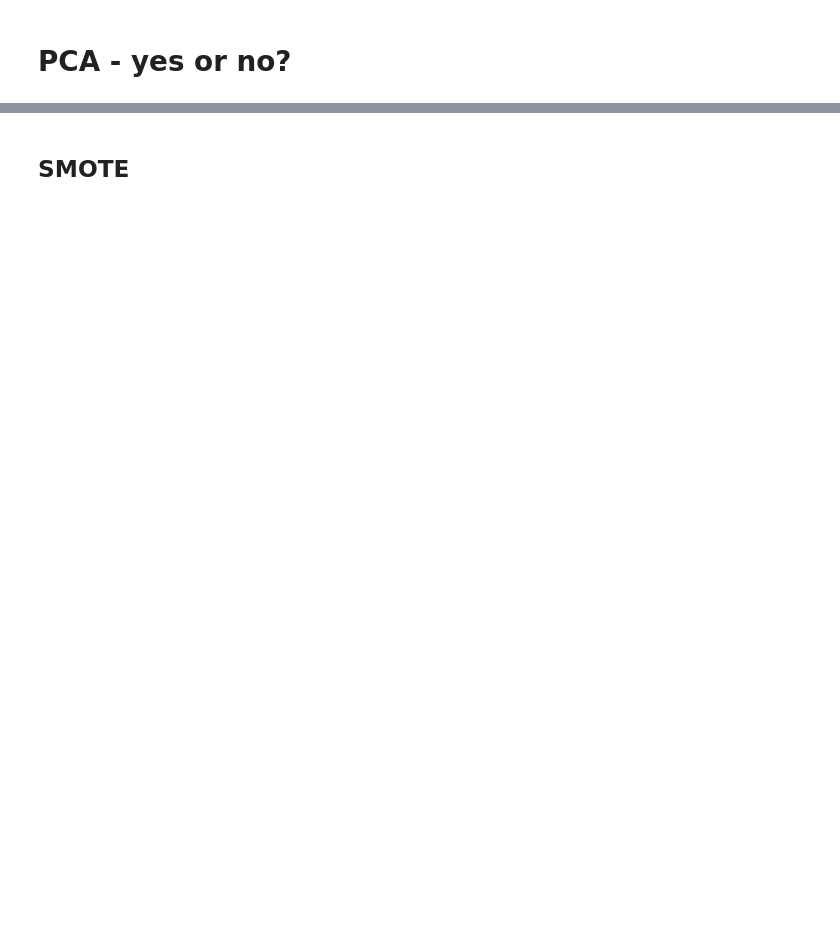
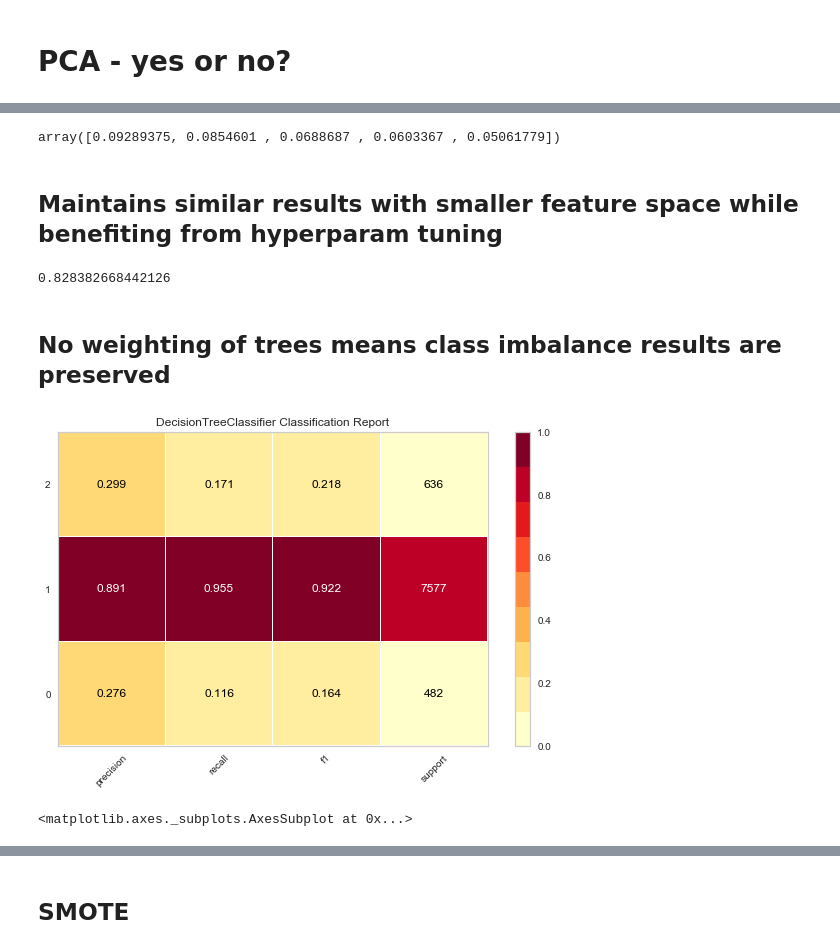
Before and after one commit to MichaelBurak/crunchbase-analysis, a Jupyter notebook: crunchbase-analysis.ipynb, the cells around one changed output, grey strips where cells are left out. Cells and saved outputs as stored; diff of their text form; code cells hidden in the pictures; blank space fills up the shorter version.

Commit message:
gridsearch, cleaning up, more trees and viz

```diff
--- a/crunchbase-analysis.ipynb
+++ b/crunchbase-analysis.ipynb
@@ -461,0 +1065,22 @@ len(X.columns)
+# %%
+from sklearn.decomposition import PCA
+from sklearn.pipeline import Pipeline
+from sklearn.model_selection import GridSearchCV
+
+pca = PCA()
+classifier = DecisionTreeClassifier(random_state=0)
+pipe = Pipeline(steps=[('pca', pca), ('dtree', classifier)])
+
+param_grid = {
+    'pca__n_components': [5, 15, 30],
+#     'dtree__max_depth': [1,2,5],
+    'dtree__min_samples_split': [1,2,5],
+    'dtree__min_samples_leaf': [1,4,10],
+#     'dtree__max_features': [None,50,25],
+    'dtree__class_weight': [None, 'balanced']
+
+}
+search = GridSearchCV(pipe, param_grid, n_jobs=-1)
+search.fit(X_train, y_train)
+print("Best parameter (CV score=%0.3f):" % search.best_score_)
+print(search.best_params_)
@@ -519,0 +1135,35 @@ len(X.columns)
+# %%
+pca_tuned = PCA(n_components=5)
+# %%
+X_train_pca = pca_tuned.fit_transform(X_train)
+X_test_pca = pca_tuned.transform(X_test)
+# %%
+explained_variance = pca_tuned.explained_variance_ratio_
+
+explained_variance
+# %% [output]
+array([0.09289375, 0.0854601 , 0.0688687 , 0.0603367 , 0.05061779])
+# %%
+dtree_param = {'class_weight': None, 'min_samples_leaf': 10, 'min_samples_split': 2, 'random_state':0}
+clf = DecisionTreeClassifier(**dtree_param)
+clf.fit(X_train_pca, y_train)
+y_pred = clf.predict(X_test_pca)
+# %% [markdown]
+## Maintains similar results with smaller feature space while benefiting from hyperparam tuning
+# %%
+from sklearn.metrics import f1_score
+f1_score(y_test, y_pred, average='weighted')
+# %% [output]
+0.828382668442126
+# %% [markdown]
+## No weighting of trees means class imbalance results are preserved
+# %%
+from yellowbrick.classifier import ClassificationReport
+visualizer = ClassificationReport(clf, classes=clf.classes_, support=True)
+
+visualizer.fit(X_train_pca, y_train)
+visualizer.score(X_test_pca, y_test)
+visualizer.show()
+# %% [output]
+[figure, added]
+<matplotlib.axes._subplots.AxesSubplot at 0x...>
```
Also changed, not shown: parts of 115 cells of this notebook.
